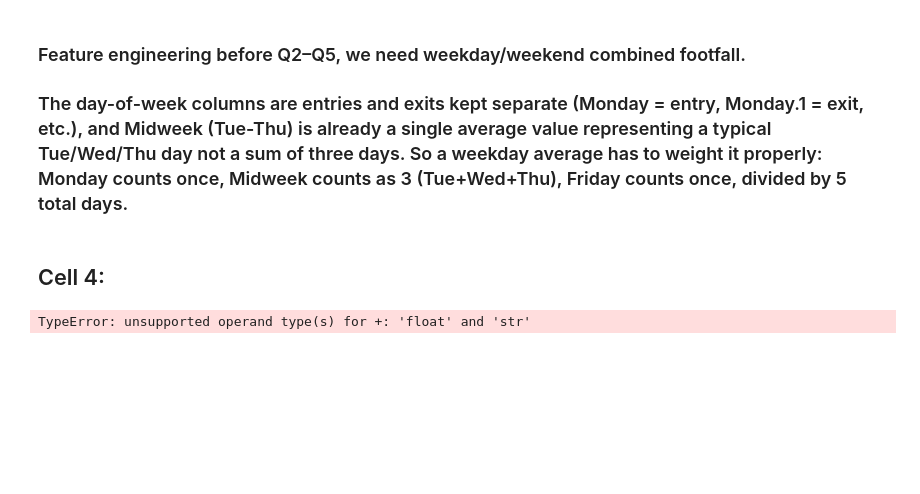
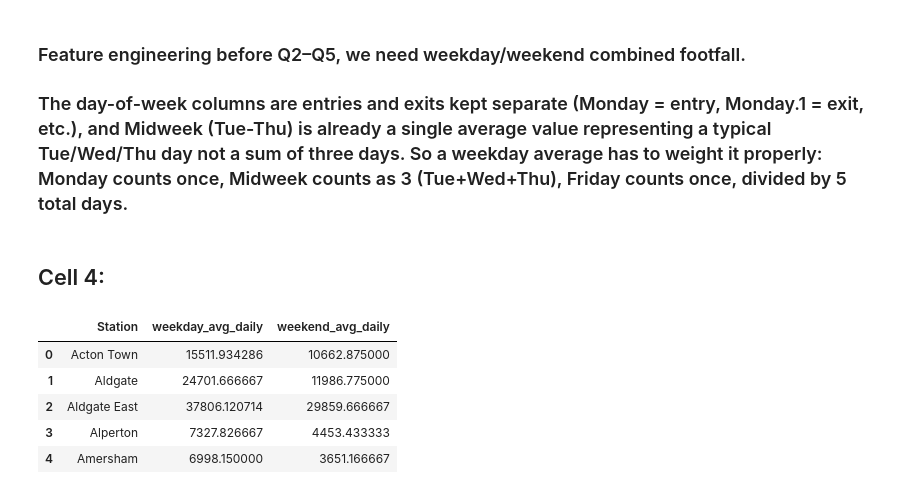
Before and after one commit to gurvinder604/london-underground-passenger-demand-2025, a Jupyter notebook: notebooks/02_eda_business_questions.ipynb, the cells around one changed output. Cells and saved outputs as stored; diff of their text form; code cells hidden in the pictures; blank space fills up the shorter version.

Commit message:
Day 3: EDA questions 1-5 - handle incomplete day-level data, weekday/weekend patterns

```diff
--- a/notebooks/02_eda_business_questions.ipynb
+++ b/notebooks/02_eda_business_questions.ipynb
@@ -47,0 +70,10 @@ plt.show()
+# %%
+for col in day_cols:
+    df[col] = pd.to_numeric(df[col], errors='coerce')
+
+incomplete = df[df[day_cols].isna().any(axis=1)]
+print(f"Excluded from weekday/weekend analysis (incomplete day data): {len(incomplete)}")
+print(incomplete['Station'].tolist())
+
+day_level_df = df.dropna(subset=day_cols).copy()
+print(day_level_df.shape)
@@ -51,17 +87,22 @@ plt.show()
 # %% [markdown]
 ## Cell 4:
 # %%
-df['weekday_avg_daily'] = (
-    (df['Monday'] + df['Monday.1']) +
-    3 * (df['Midweek (Tue-Thu)'] + df['Midweek (Tue-Thu).1']) +
-    (df['Friday'] + df['Friday.1'])
+day_level_df['weekday_avg_daily'] = (
+    (day_level_df['Monday'] + day_level_df['Monday.1']) +
+    3 * (day_level_df['Midweek (Tue-Thu)'] + day_level_df['Midweek (Tue-Thu).1']) +
+    (day_level_df['Friday'] + day_level_df['Friday.1'])
 ) / 5
 
-df['weekend_avg_daily'] = (
-    (df['Saturday'] + df['Saturday.1']) +
-    (df['Sunday'] + df['Sunday.1'])
+day_level_df['weekend_avg_daily'] = (
+    (day_level_df['Saturday'] + day_level_df['Saturday.1']) +
+    (day_level_df['Sunday'] + day_level_df['Sunday.1'])
 ) / 2
 
-df[['Station', 'weekday_avg_daily', 'weekend_avg_daily']].head()
+day_level_df[['Station', 'weekday_avg_daily', 'weekend_avg_daily']].head()
 # %% [output]
-TypeError: unsupported operand type(s) for +: 'float' and 'str'
+|  | Station | weekday_avg_daily | weekend_avg_daily |
+| 0 | Acton Town | 15511.934286 | 10662.875000 |
+| 1 | Aldgate | 24701.666667 | 11986.775000 |
+| 2 | Aldgate East | 37806.120714 | 29859.666667 |
+| 3 | Alperton | 7327.826667 | 4453.433333 |
+| 4 | Amersham | 6998.150000 | 3651.166667 |
```
Also changed, not shown: parts of 2 cells of this notebook.
